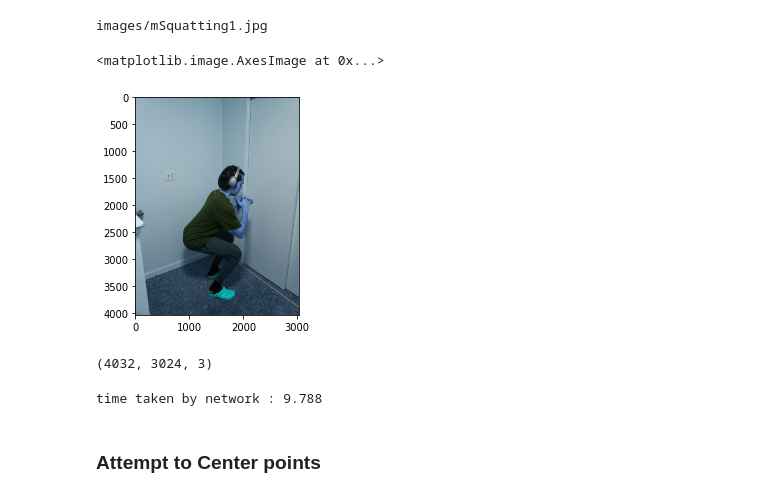
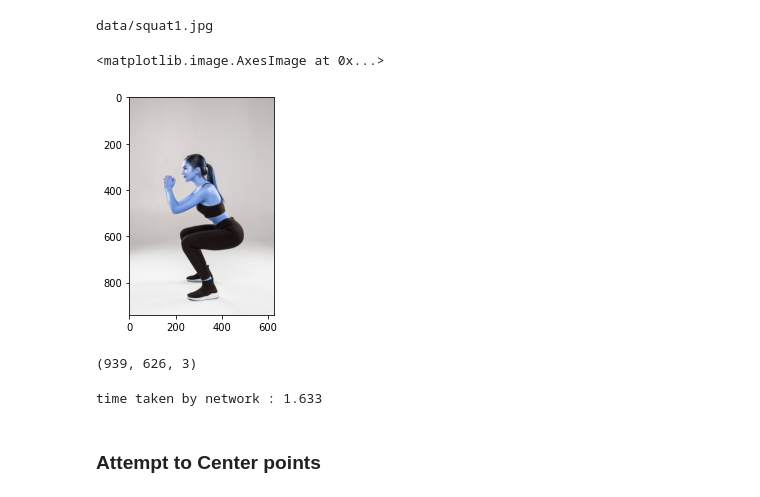
Before and after one commit to augutierrez/MLFitness, a Jupyter notebook: Untitled.ipynb, the cells around one changed output. Saved outputs shown, nothing was run; the diff lists cells and outputs as text; code cells hidden in the pictures.

```diff
--- a/Untitled.ipynb
+++ b/Untitled.ipynb
@@ -1,25 +1,25 @@
 # %%
 import collections
 import time
 
 import cv2
 import numpy as np
 import matplotlib.pyplot as plt
 
 protoFile = "openpose-master/models/pose/mpi/pose_deploy_linevec.prototxt"
 weightsFile = "openpose-master/models/pose/mpi/pose_iter_160000.caffemodel"
 nPoints = 15
 POSE_PAIRS = [[0, 1], [1, 2], [2, 3], [3, 4], [1, 5], [5, 6], [6, 7], [1, 14], [14, 8], [8, 9], [9, 10],
               [14, 11], [11, 12], [12, 13]]
 
-userImageInput = "images/mSquatting1.jpg"
+userImageInput = "data/squat1.jpg"
 print(userImageInput)
 
 plt.imshow(cv2.imread(userImageInput))
 # %% [output]
-images/mSquatting1.jpg
+data/squat1.jpg
 <matplotlib.image.AxesImage at 0x...>
-[figure, old version]
+[figure, new version]
 # %%
 
 img = "images/White.jpg"
@@ -43,14 +43,14 @@ inWidth = 368
 inHeight = 368
 inpBlob = cv2.dnn.blobFromImage(frame, 1.0 / 255, (inWidth, inHeight), (0, 0, 0), swapRB=False, crop=False)
 # %% [output]
-(4032, 3024, 3)
+(939, 626, 3)
 # %%
 net.setInput(inpBlob)
 output = net.forward()
 
 print("time taken by network : {:.3f}".format(time.time() - t))
 # %% [output]
-time taken by network : 9.788
+time taken by network : 1.633
 # %%
 import sys
 
```
Also changed, not shown: parts of 7 cells of this notebook, 9 other files.
